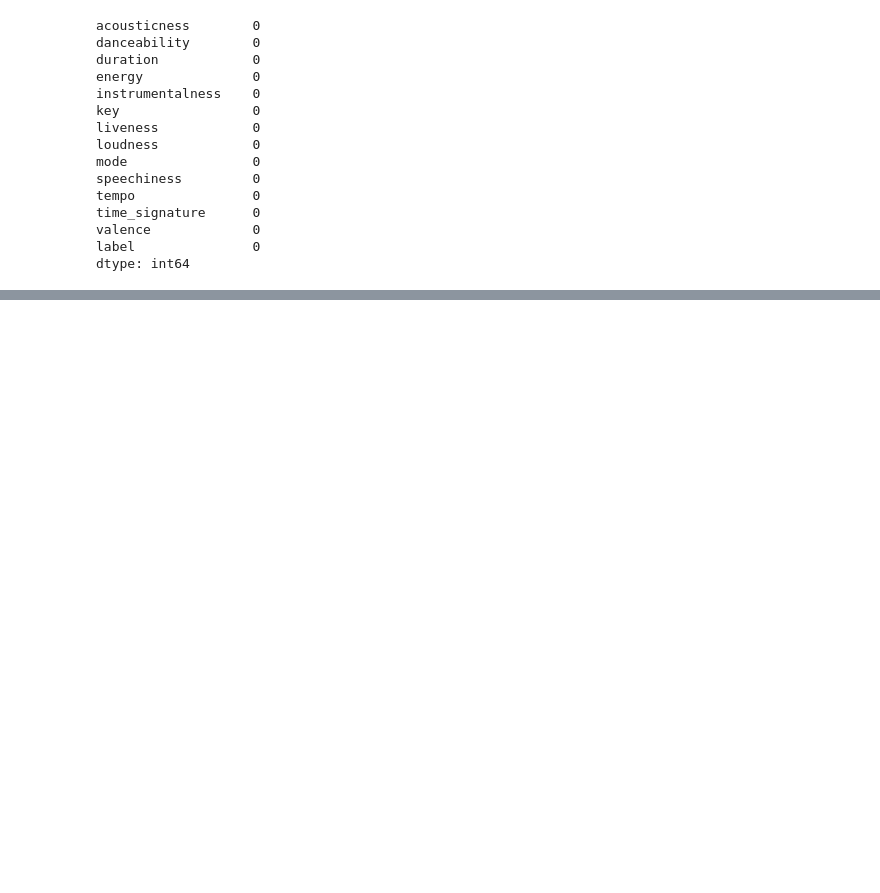
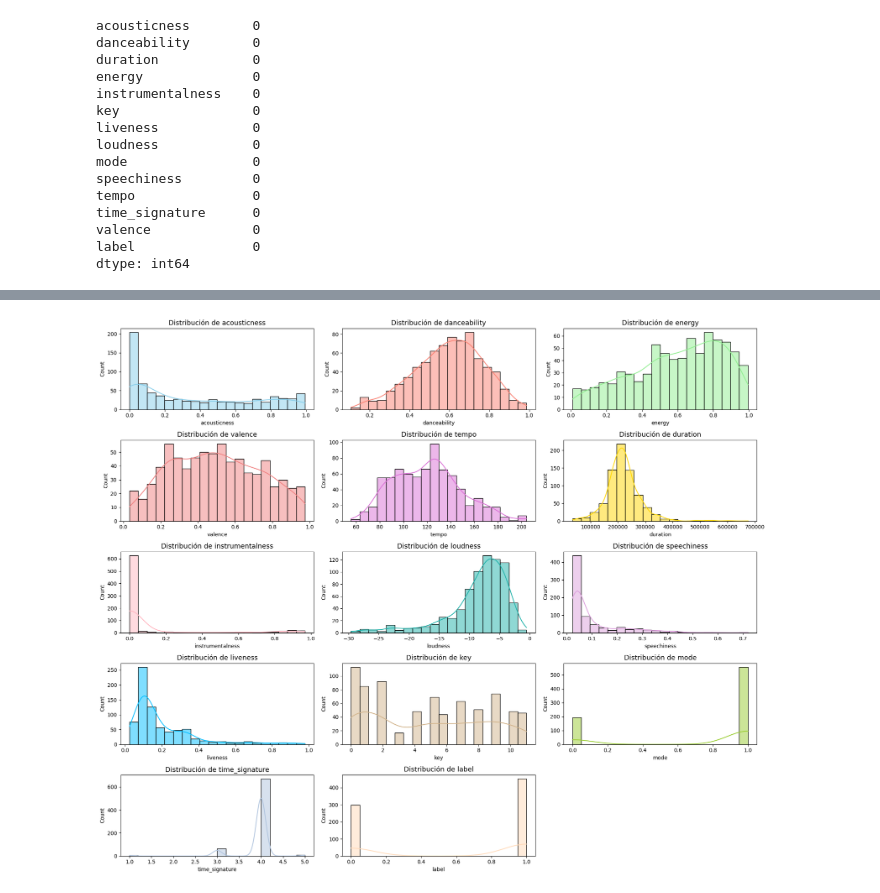
Before and after one commit to jonathancagua/CEIA-ADD, a Jupyter notebook: tp_spotify.ipynb, the cells around one changed output, grey strips where cells are left out. Cells and saved outputs as stored; diff of their text form; code cells hidden in the pictures; blank space fills up the shorter version.

```diff
--- a/tp_spotify.ipynb
+++ b/tp_spotify.ipynb
@@ -208,0 +255,22 @@ plt.show()
+# %%
+import seaborn as sns
+import matplotlib.pyplot as plt
+
+# Variables para graficar
+variables = ['acousticness', 'danceability', 'energy', 'valence', 'tempo', 'duration', 'instrumentalness', 'loudness',
+             'speechiness', 'liveness', 'key', 'mode', 'time_signature', 'label']
+
+# Colores para cada gráfico
+colores = ['skyblue', 'salmon', 'lightgreen', 'lightcoral', 'orchid', 'gold', 'lightpink', 'lightseagreen',
+           'plum', 'deepskyblue', 'tan', 'yellowgreen', 'lightsteelblue', 'peachpuff']
+
+# Crear un gráfico para cada variable con un color diferente
+plt.figure(figsize=(18, 15))
+for i, (variable, color) in enumerate(zip(variables, colores), 1):
+    plt.subplot(5, 3, i)
+    sns.histplot(spotify_df[variable], bins=20, kde=True, color=color)
+    plt.title(f'Distribución de {variable}', fontsize=13)
+plt.tight_layout()
+plt.show()
+# %% [output]
+[figure, added]
```
Also changed, not shown: parts of 12 cells of this notebook, 1 other file.
